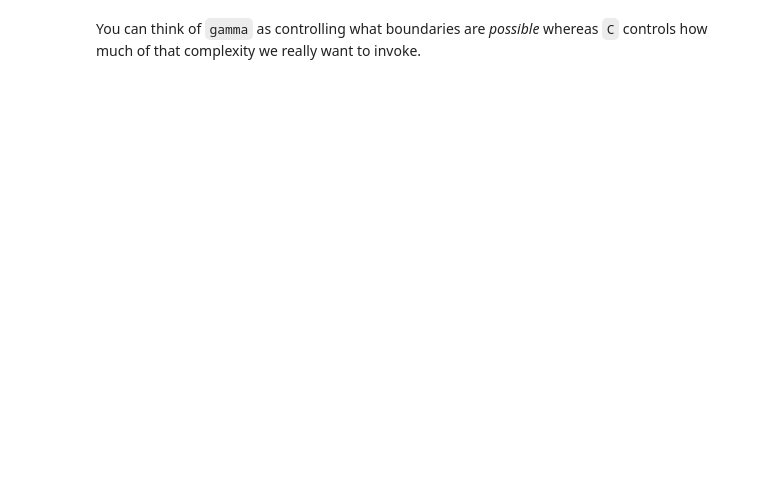
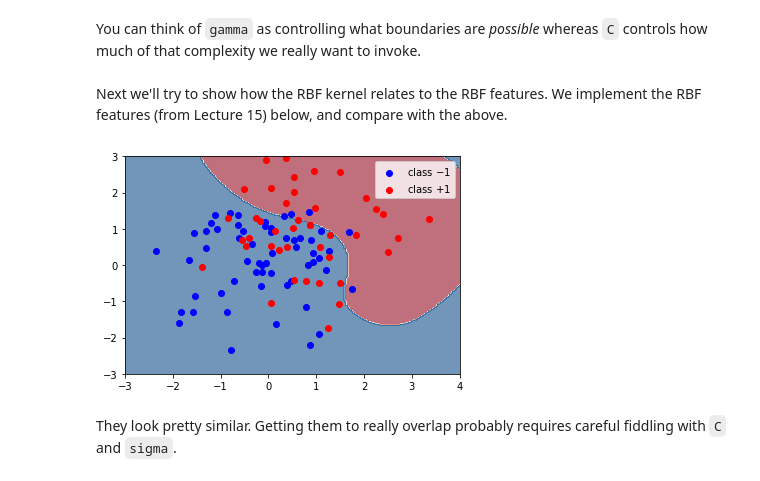
Before and after one commit to snowdj/beautiful-jekyll, a Jupyter notebook: lectures/L19demo.ipynb, the cells around one changed output. Saved outputs shown, nothing was run; the diff lists cells and outputs as text; code cells hidden in the pictures; blank space fills up the shorter version.

```diff
--- a/lectures/L19demo.ipynb
+++ b/lectures/L19demo.ipynb
@@ -90,2 +92,20 @@ plotClassifier(svm, X, y)
 # %% [markdown]
 You can think of `gamma` as controlling what boundaries are _possible_ whereas `C` controls how much of that complexity we really want to invoke.
+# %% [markdown]
+Next we'll try to show how the RBF kernel relates to the RBF features. We implement the RBF features (from Lecture 15) below, and compare with the above.
+# %%
+# from hw2 code
+def euclidean_dist_squared(X, Xtest):
+    return np.sum(X**2, axis=1)[:,None] + np.sum(Xtest**2, axis=1)[None] - 2 * np.dot(X,Xtest.T)
+
+def RBF_features(Xtrain, Xtest, sigma=1):
+    return np.exp(-0.5*euclidean_dist_squared(Xtest,Xtrain)/sigma**2)
+
+Z = RBF_features(X,X)
+svm2 = SVC(kernel="linear", C=1)
+svm2.fit(Z,y)
+plotClassifier(svm2, X, y, transformation=lambda Xtest: RBF_features(X,Xtest))
+# %% [output]
+[figure, added]
+# %% [markdown]
+They look pretty similar. Getting them to really overlap probably requires careful fiddling with `C` and `sigma`.
```
Also changed, not shown: parts of 6 cells of this notebook.
